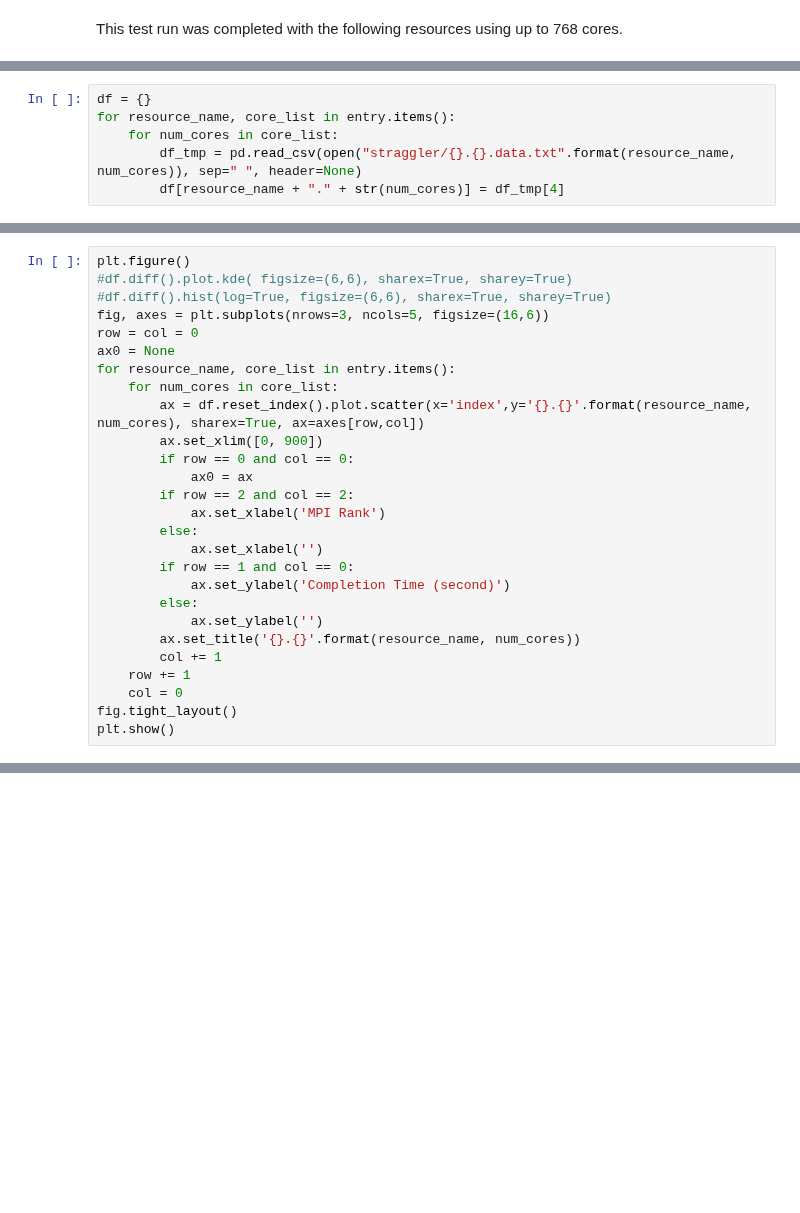
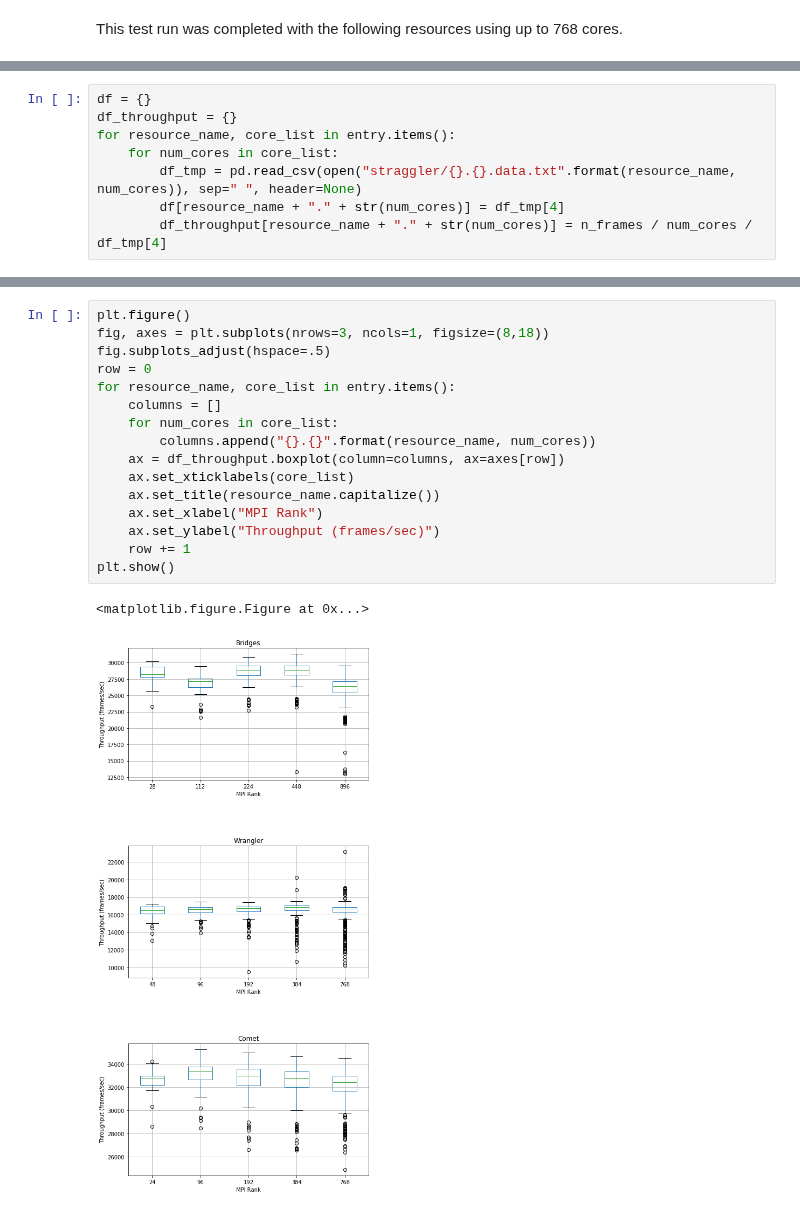
Before and after one commit to radical-experiments/midas_exps, a Jupyter notebook: RMSD-MDAnalysis/mpi4py/straggler for RMSD on Bridges, Comet and Wrangler (up to 768 cores).ipynb, the cells around one changed output, grey strips where cells are left out. Cells and saved outputs as stored; diff of their text form; blank space fills up the shorter version.

Commit message:
Box and whisker plots for straggler

```diff
--- a/RMSD-MDAnalysis/mpi4py/straggler for RMSD on Bridges, Comet and Wrangler (up to 768 cores).ipynb
+++ b/RMSD-MDAnalysis/mpi4py/straggler for RMSD on Bridges, Comet and Wrangler (up to 768 cores).ipynb
@@ -38,8 +24,10 @@ entry = { "bridges": [ 28, 112, 224, 448,896],
 # %%
 df = {}
+df_throughput = {}
 for resource_name, core_list in entry.items():
     for num_cores in core_list:
         df_tmp = pd.read_csv(open("straggler/{}.{}.data.txt".format(resource_name, num_cores)), sep=" ", header=None)
         df[resource_name + "." + str(num_cores)] = df_tmp[4]
+        df_throughput[resource_name + "." + str(num_cores)] = n_frames / num_cores / df_tmp[4]
 # %%
 df = pd.DataFrame.from_dict(df)
@@ -66,27 +33,0 @@ df
-# %%
-plt.figure()
-#df.diff().plot.kde( figsize=(6,6), sharex=True, sharey=True)
-#df.diff().hist(log=True, figsize=(6,6), sharex=True, sharey=True)
-fig, axes = plt.subplots(nrows=3, ncols=5, figsize=(16,6))
-row = col = 0
-ax0 = None
-for resource_name, core_list in entry.items():
-    for num_cores in core_list:
-        ax = df.reset_index().plot.scatter(x='index',y='{}.{}'.format(resource_name, num_cores), sharex=True, ax=axes[row,col])
-        ax.set_xlim([0, 900])
-        if row == 0 and col == 0:
-            ax0 = ax
-        if row == 2 and col == 2:
-            ax.set_xlabel('MPI Rank')
-        else:
-            ax.set_xlabel('')
-        if row == 1 and col == 0:
-            ax.set_ylabel('Completion Time (second)')
-        else:
-            ax.set_ylabel('')
-        ax.set_title('{}.{}'.format(resource_name, num_cores))
-        col += 1
-    row += 1
-    col = 0
-fig.tight_layout()
-plt.show()
@@ -156,0 +34,19 @@ plotly.offline.iplot(fig)
+# %%
+plt.figure()
+fig, axes = plt.subplots(nrows=3, ncols=1, figsize=(8,18))
+fig.subplots_adjust(hspace=.5)
+row = 0
+for resource_name, core_list in entry.items():
+    columns = []
+    for num_cores in core_list:
+        columns.append("{}.{}".format(resource_name, num_cores))
+    ax = df_throughput.boxplot(column=columns, ax=axes[row])
+    ax.set_xticklabels(core_list)
+    ax.set_title(resource_name.capitalize())
+    ax.set_xlabel("MPI Rank")
+    ax.set_ylabel("Throughput (frames/sec)")
+    row += 1
+plt.show()
+# %% [output]
+<matplotlib.figure.Figure at 0x...>
+[figure, added]
```
Also changed, not shown: parts of 11 cells of this notebook.
